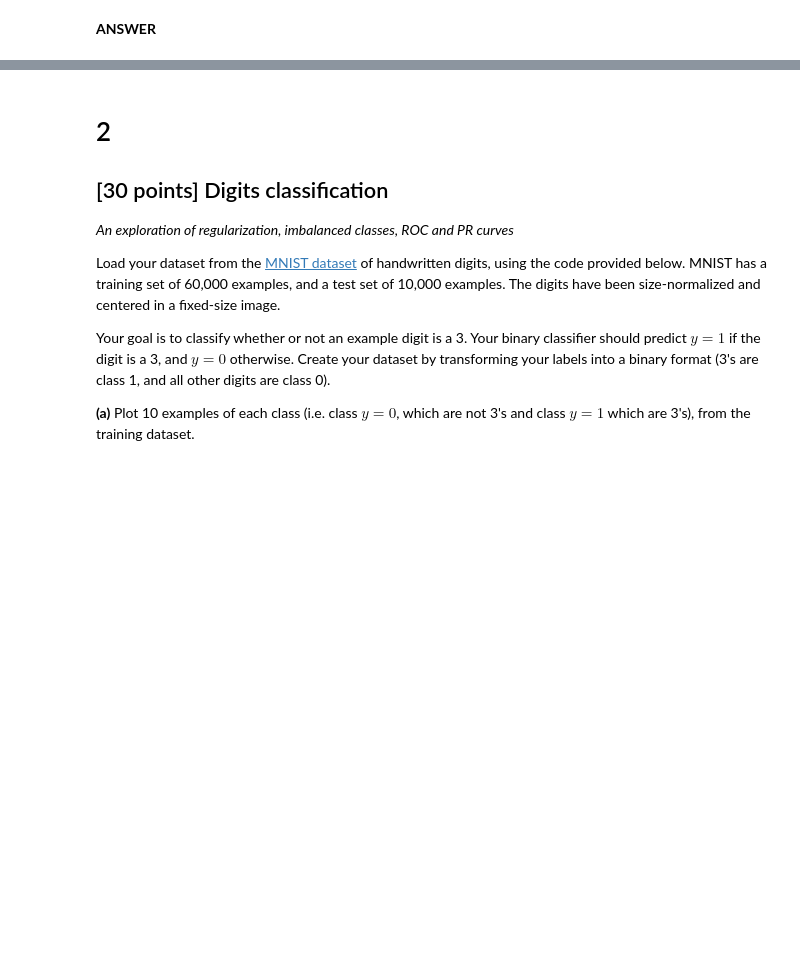
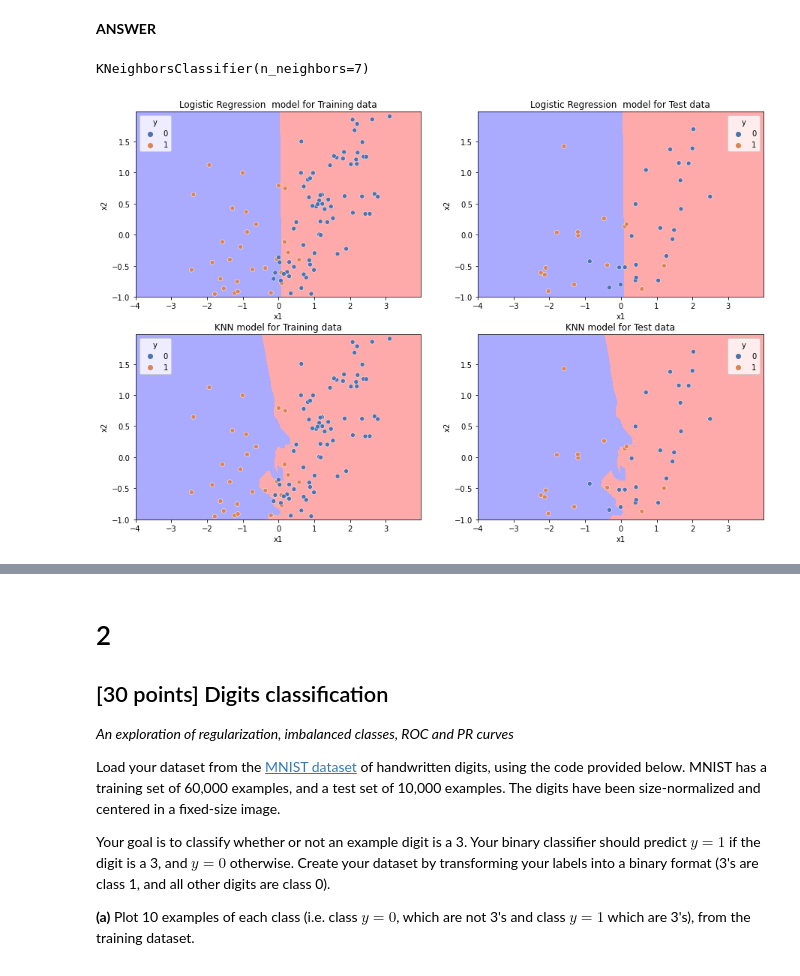
Before and after one commit to gamecicn/ids705, a Jupyter notebook: assignments/Assignment3/Assignment_3.ipynb, the cells around one changed output, grey strips where cells are left out. Cells and saved outputs as stored; diff of their text form; code cells hidden in the pictures; blank space fills up the shorter version.

```diff
--- a/assignments/Assignment3/Assignment_3.ipynb
+++ b/assignments/Assignment3/Assignment_3.ipynb
@@ -264,10 +264,7 @@ class Logistic_regression:
     def predict(self, X, thresh=0.5):
         # returns a binary prediction for each sample
         proba = self.predict_proba(X)
-        if proba > thresh:
-            return 1
-        else:
-            return 0
+        return np.array(list(map(int, np.array(proba > 0.5))))
 
     # Stores the learning curves from saved weights from gradient descent
     def learning_curve(self, X, y):
@@ -334,3 +331,63 @@ plt.show()
   - How do the models compare in terms of performance (both ROC curves and decision boundaries) and which model (logistic regression or KNN) would you select to use on previously unseen data for this problem and why?
 # %% [markdown]
 **ANSWER**
+# %%
+from sklearn.neighbors import KNeighborsClassifier
+
+# General  regression  model
+reg = Logistic_regression()
+reg.fit(X_train, Y_train, init_w, lr=1, max_iter=500)
+
+# KNN model
+knn = KNeighborsClassifier(n_neighbors=7)
+knn.fit(X_train, Y_train)
+# %% [output]
+KNeighborsClassifier(n_neighbors=7)
+# %%
+from matplotlib.colors import ListedColormap
+
+step_size = .02
+
+col_index = -1
+row_index = -1
+
+fig = plt.figure(figsize=(15,10))
+
+cmap_light = ListedColormap(['#FFAAAA', '#AAFFAA', '#AAAAFF'])
+
+
+for model in [reg, knn]:
+    col_index += 1
+    row_index = -1
+
+    for X,y in [(X_train, Y_train), (X_test, Y_test)]:
+        row_index += 1
+
+        # Plot the decision boundary.
+        x_min, x_max = int(X.min().min() - 1), int(X_train.max().max() + 1)
+        y_min, y_max = y.min() - 1, y.max() + 1
+
+        #print("{}, {}, {}, {}".format(x_min, x_max, y_min, y_max))
+
+        xx, yy = np.meshgrid(np.arange(x_min, x_max, step_size),
+                             np.arange(y_min, y_max, step_size))
+
+        Z = model.predict(np.c_[xx.ravel(), yy.ravel()])
+
+        # Put the result into a color plot
+        Z = Z.reshape(xx.shape)
+
+        plt.subplot(2, 2, (2 * col_index) + row_index + 1)
+
+        plt.pcolormesh(xx, yy, Z, cmap=cmap_light, shading='auto')
+
+        # Plot also the training points
+        sns.scatterplot(data=X, x="x1", y="x2", hue=y, palette="deep")
+        plt.xlim(xx.min(), xx.max())
+        plt.ylim(yy.min(), yy.max())
+
+        plt.title("{} model for {} data".format(
+            ["Logistic Regression", "KNN"][col_index] ,
+            ["Training", "Test"][row_index] ))
+# %% [output]
+[figure, added]
```
Also changed, not shown: parts of 4 cells of this notebook, 1 other file.
